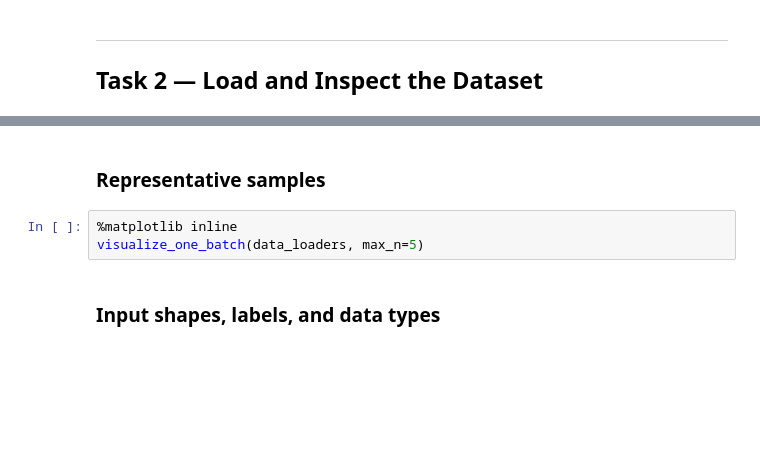
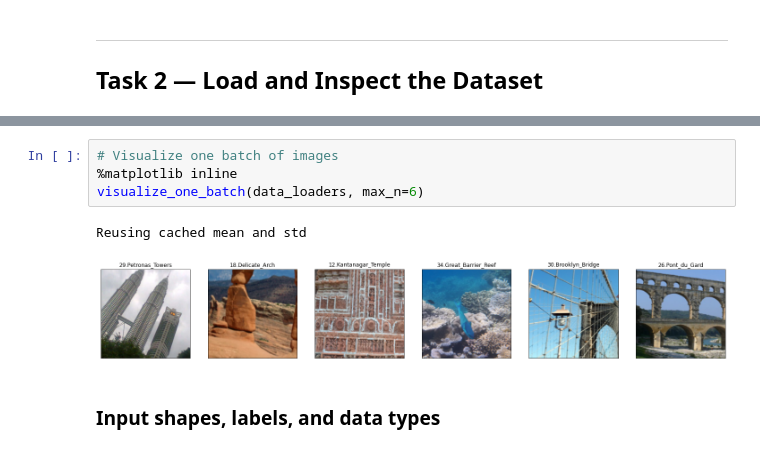
Before and after one commit to PHIacademy/deep-learning-systems, a Jupyter notebook: deep_learning.ipynb, the cells around one changed output, grey strips where cells are left out. Saved outputs shown, nothing was run; the diff lists cells and outputs as text; blank space fills up the shorter version.

```diff
--- a/deep_learning.ipynb
+++ b/deep_learning.ipynb
@@ -60,8 +95,10 @@ for split, dl in data_loaders.items():
-# %% [markdown]
-### Representative samples
 # %%
+# Visualize one batch of images
 %matplotlib inline
-visualize_one_batch(data_loaders, max_n=5)
+visualize_one_batch(data_loaders, max_n=6)
+# %% [output]
+Reusing cached mean and std
+[figure, added]
 # %% [markdown]
 ### Input shapes, labels, and data types
 # %%
```
Also changed, not shown: parts of 31 cells of this notebook.
